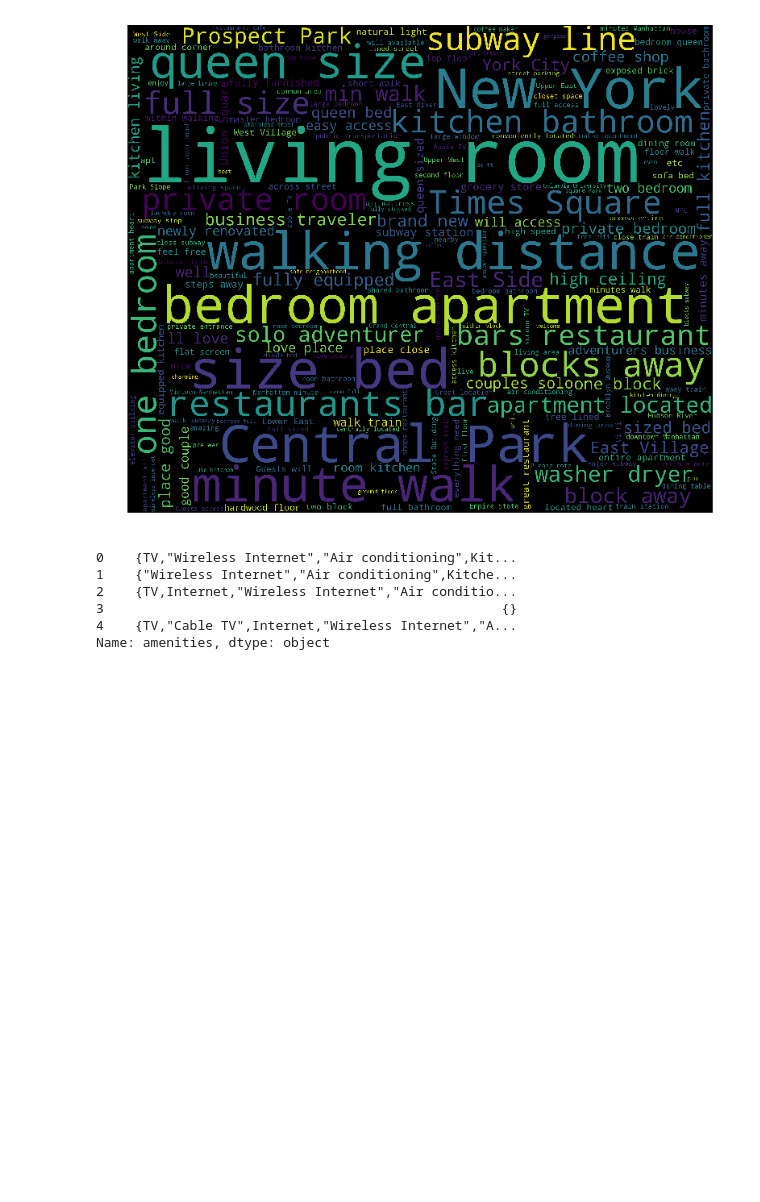
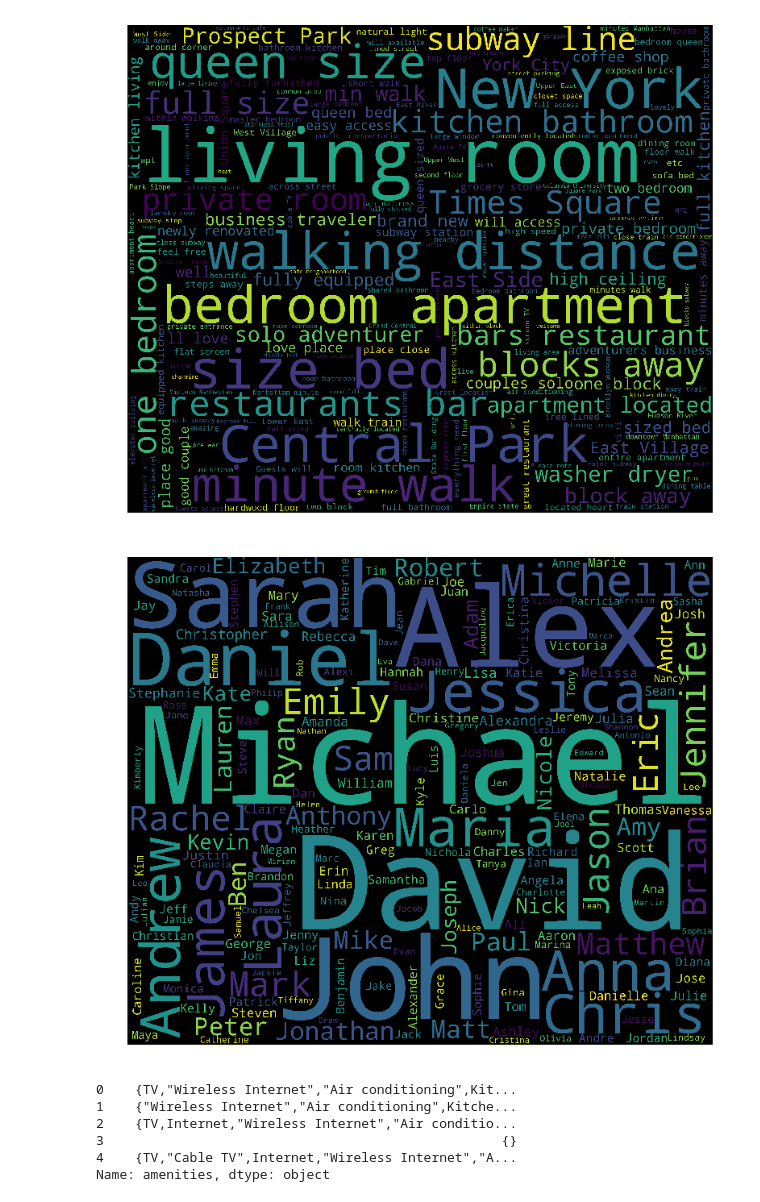
Before and after one commit to ManvithaC/AirBnB-listing-Recommender, a Jupyter notebook: project.ipynb, the cells around one changed output. Drawn from its saved outputs; the diff is of its cells as text; code cells hidden in the pictures; blank space fills up the shorter version.

```diff
--- a/project.ipynb
+++ b/project.ipynb
@@ -111,6 +111,12 @@ imputed_DF.columns = df.columns
 imputed_DF.index = df.index
 '''
 y_price = df_listing_detail['review_scores_rating'].astype(np.int64)
+# %%
+df_listing_detail['price'] = df_listing_detail['price'].replace({'\$':''}, regex = True)
+# %%
+df_listing_detail['price'] = pd.to_numeric(df_listing_detail['price'],errors='coerce')
+# %%
+df_listing_detail['price'] = imp.transform(df_listing_detail[['price']]).ravel()
 # %%
 from sklearn.cross_validation import train_test_split
 X_train, X_test, y_train, y_test = train_test_split(X_NLP, y_price, test_size = 0.25, random_state = 0)
@@ -183,6 +208,11 @@ description =  df_listing_detail["description"]
 wordcloud_draw(description,'black')
 # %% [output]
 [figure]
+# %%
+host_name = df_listing_detail["host_name"]
+wordcloud_draw(host_name,'black')
+# %% [output]
+[figure, added]
 # %%
 from gensim import corpora, models, similarities
 from nltk.corpus import stopwords
```
Also changed, not shown: parts of 10 cells of this notebook.
